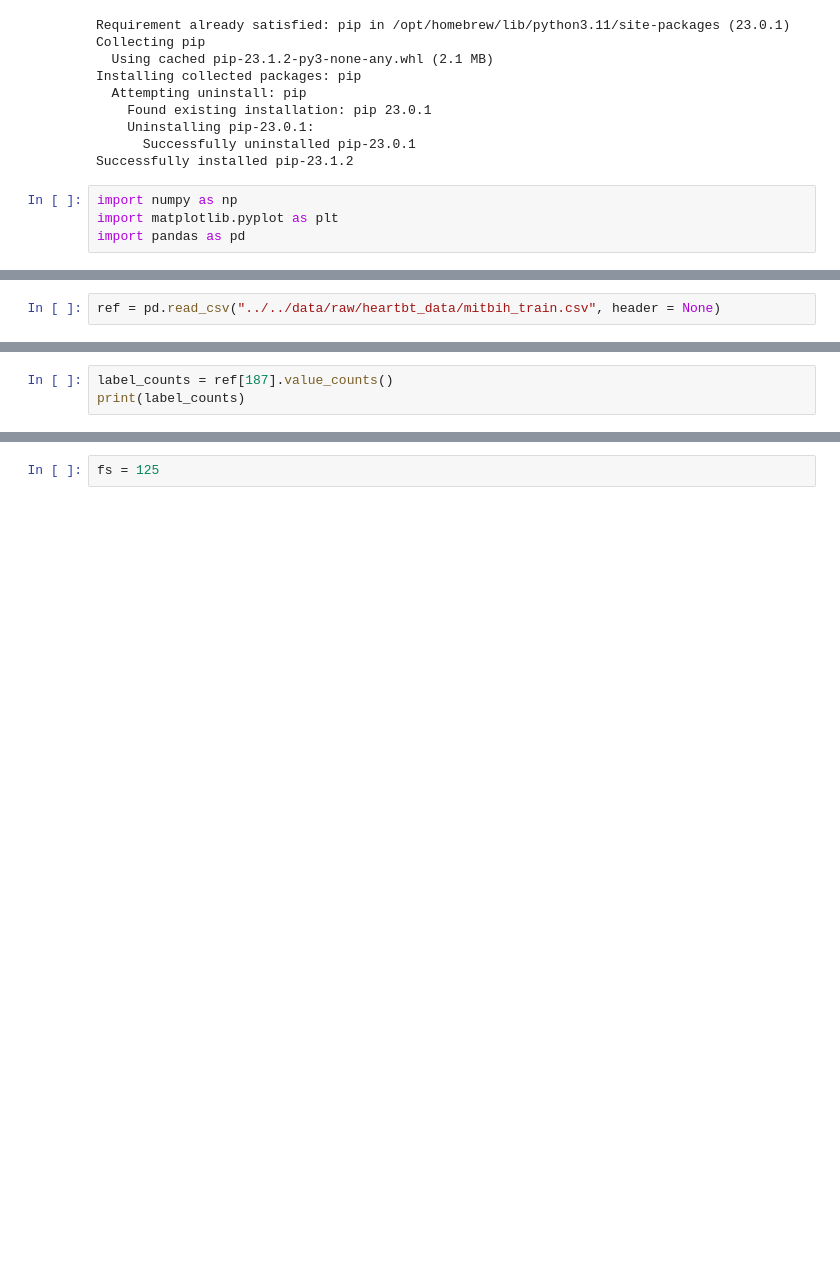
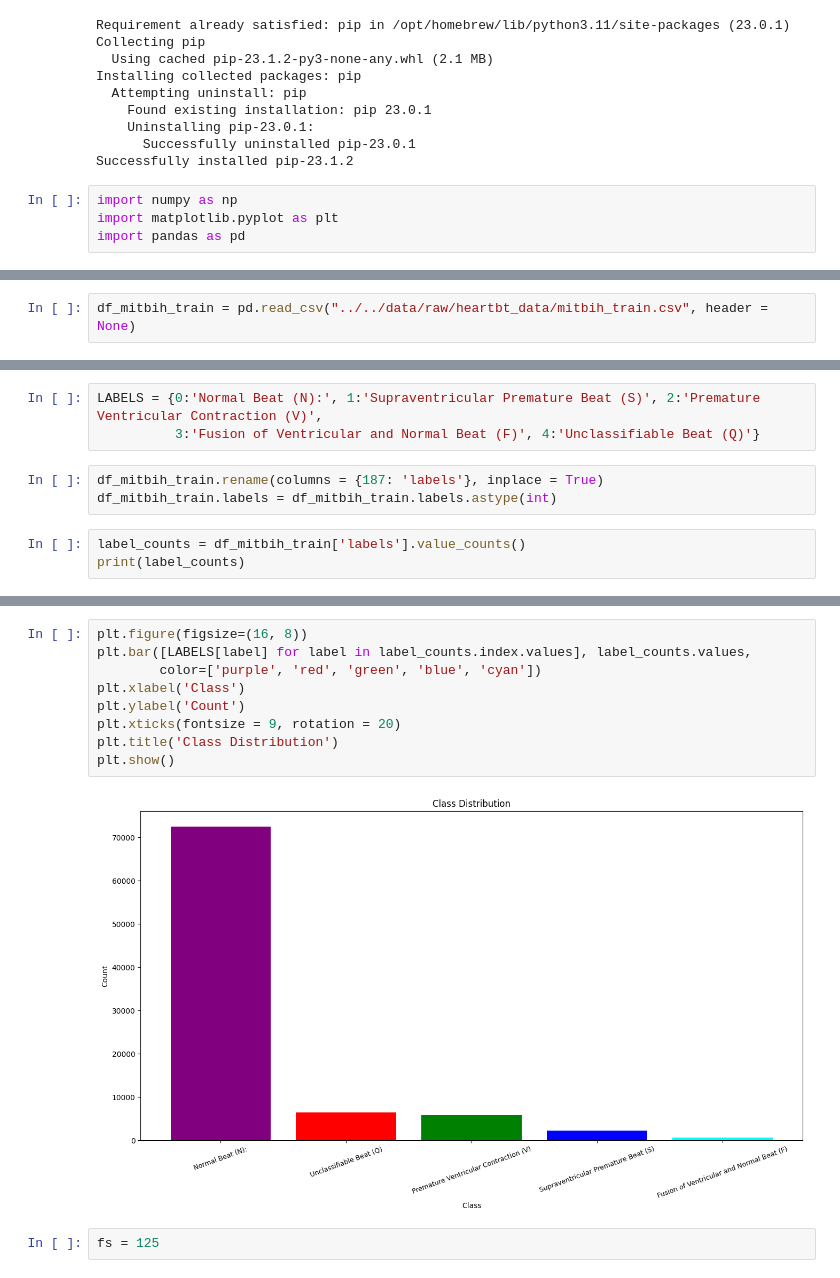
Before and after one commit to root-dh-94/heartbt_categorization, a Jupyter notebook: notebooks/exploratory/eda.ipynb, the cells around one changed output, grey strips where cells are left out. Drawn from its saved outputs; the diff is of its cells as text; blank space fills up the shorter version.

Commit message:
Initial EDA of labels, plottting label distribution

```diff
--- a/notebooks/exploratory/eda.ipynb
+++ b/notebooks/exploratory/eda.ipynb
@@ -22,3 +22,3 @@ import pandas as pd
 # %%
-ref = pd.read_csv("../../data/raw/heartbt_data/mitbih_train.csv", header = None)
+df_mitbih_train = pd.read_csv("../../data/raw/heartbt_data/mitbih_train.csv", header = None)
 # %%
@@ -71,4 +61,10 @@ alref.head()
+# %%
+LABELS = {0:'Normal Beat (N):', 1:'Supraventricular Premature Beat (S)', 2:'Premature Ventricular Contraction (V)',
+          3:'Fusion of Ventricular and Normal Beat (F)', 4:'Unclassifiable Beat (Q)'}
+# %%
+df_mitbih_train.rename(columns = {187: 'labels'}, inplace = True)
+df_mitbih_train.labels = df_mitbih_train.labels.astype(int)
 # %%
-label_counts = ref[187].value_counts()
+label_counts = df_mitbih_train['labels'].value_counts()
 print(label_counts)
 # %% [output]
@@ -91,3 +86,14 @@ plt.show()
+# %%
+plt.figure(figsize=(16, 8))
+plt.bar([LABELS[label] for label in label_counts.index.values], label_counts.values,
+        color=['purple', 'red', 'green', 'blue', 'cyan'])
+plt.xlabel('Class')
+plt.ylabel('Count')
+plt.xticks(fontsize = 9, rotation = 20)
+plt.title('Class Distribution')
+plt.show()
+# %% [output]
+[figure, added]
 # %%
 fs = 125
 # %%
```
Also changed, not shown: parts of 12 cells of this notebook.
